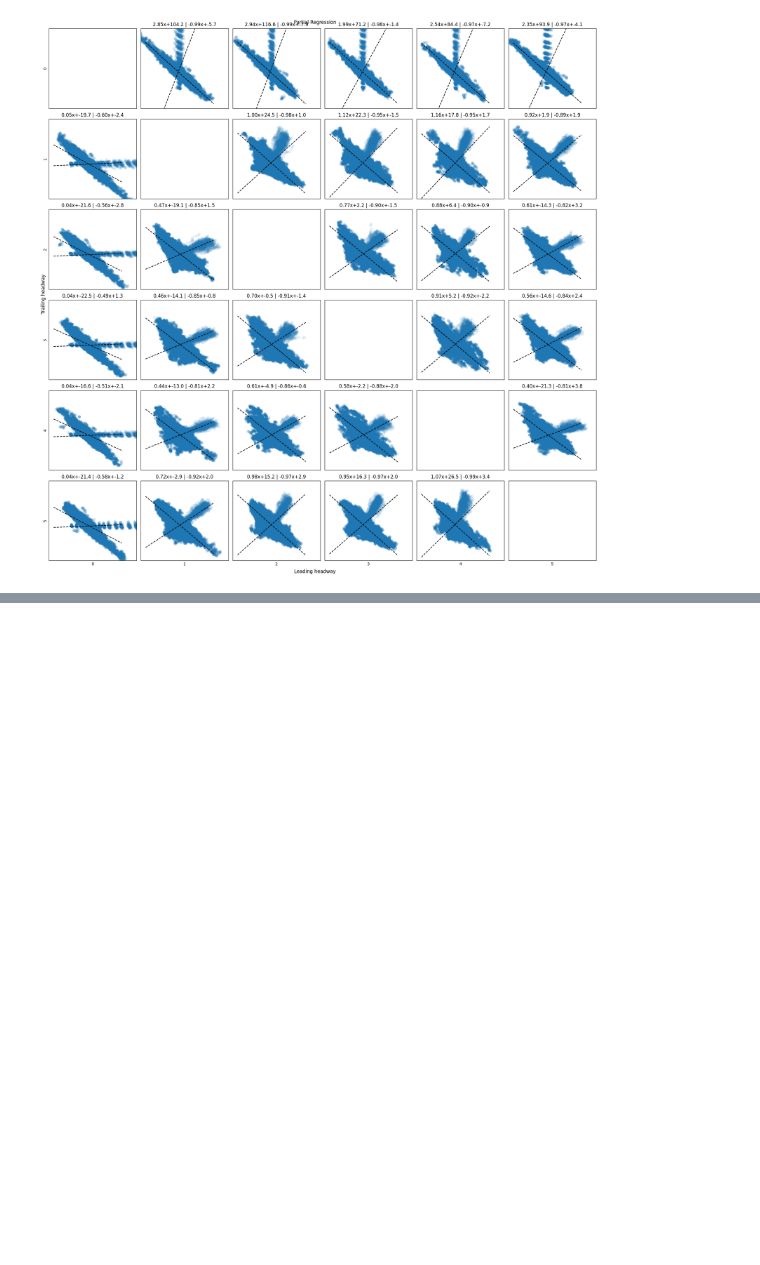
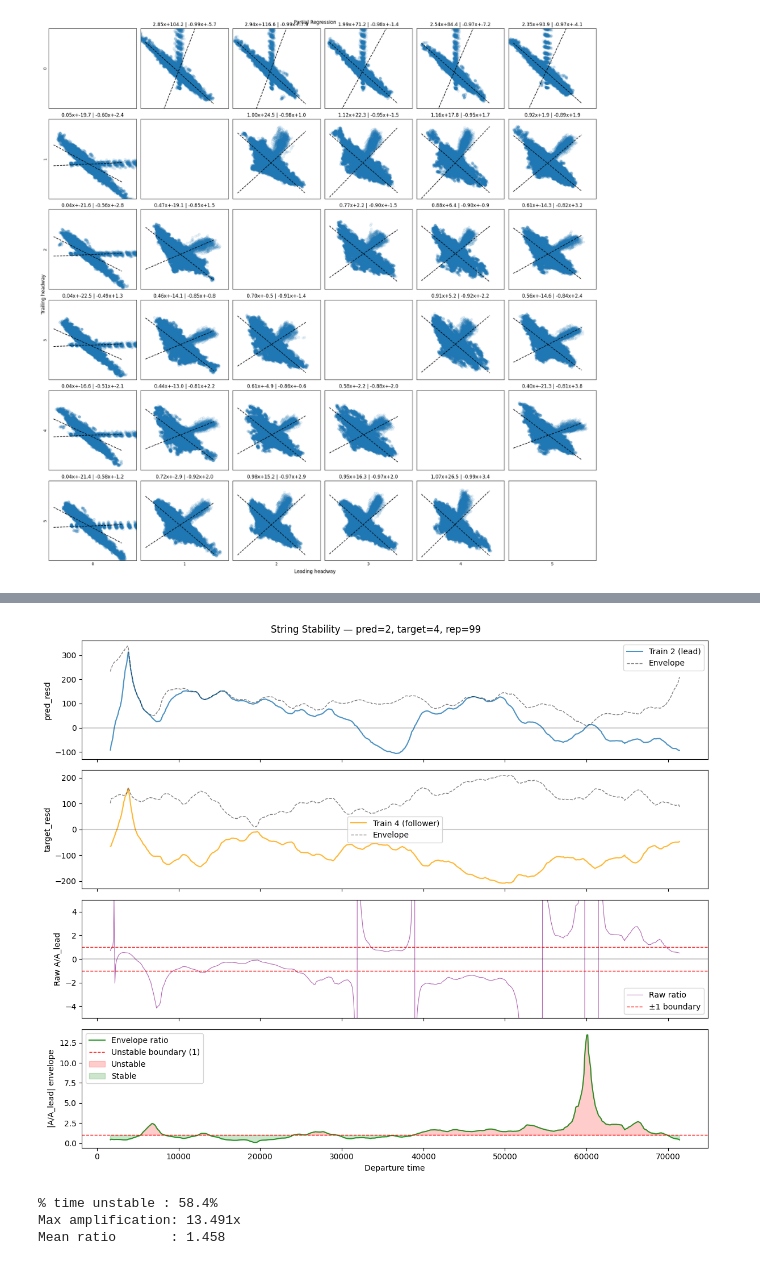
Before and after one commit to peppy-senpai/MBTA, a Jupyter notebook: part4_post_sim_analysis.ipynb, the cells around one changed output, grey strips where cells are left out. Cells and saved outputs as stored; diff of their text form; code cells hidden in the pictures; blank space fills up the shorter version.

```diff
--- a/part4_post_sim_analysis.ipynb
+++ b/part4_post_sim_analysis.ipynb
@@ -381,0 +378,68 @@ plt.show()
+# %%
+from scipy.signal import hilbert
+import matplotlib.pyplot as plt
+import numpy as np
+
+rep    = 99
+pred   = 2
+target = 4
+
+temp  = resd[(resd['pred']==pred) & (resd['target']==target) & (resd['rep']==rep)]
+clock = timetable[(timetable['train_id']==target) & (timetable['rep']==rep)]
+
+y_target = temp['target_resd'].ewm(span=20).mean()
+y_pred   = temp['pred_resd'].ewm(span=20).mean()
+x        = clock['departure'][:len(y_target)]
+
+# Hilbert envelope
+A_lead   = np.abs(hilbert(y_pred.values))
+A_follow = np.abs(hilbert(y_target.values))
+ratio    = A_follow / (A_lead + 1e-3)
+
+fig, axes = plt.subplots(4, 1, figsize=(12, 10), sharex=True)
+
+# Lead
+axes[0].plot(x, y_pred, alpha=0.8, label=f'Train {pred} (lead)')
+axes[0].plot(x, A_lead, 'k--', alpha=0.5, linewidth=1, label='Envelope')
+axes[0].axhline(y=0, color='k', linestyle='-', alpha=0.2)
+axes[0].set_ylabel("pred_resd")
+axes[0].legend()
+
+# Follower
+axes[1].plot(x, y_target, alpha=0.8, color='orange', label=f'Train {target} (follower)')
+axes[1].plot(x, A_follow, 'k--', alpha=0.5, linewidth=1, label='Envelope')
+axes[1].axhline(y=0, color='k', linestyle='-', alpha=0.2)
+axes[1].set_ylabel("target_resd")
+axes[1].legend()
+
+# Raw ratio
+raw_ratio = y_target / (y_pred + 1e-3)
+axes[2].plot(x, raw_ratio, alpha=0.6, color='purple', linewidth=0.8, label='Raw ratio')
+axes[2].axhline(y=1,  color='r', linestyle='--', linewidth=1, label='±1 boundary')
+axes[2].axhline(y=-1, color='r', linestyle='--', linewidth=1)
+axes[2].axhline(y=0,  color='k', linestyle='-',  alpha=0.2)
+axes[2].set_ylabel("Raw A/A_lead")
+axes[2].set_ylim(-5, 5)
+axes[2].legend()
+
+# Hilbert envelope ratio
+axes[3].plot(x, ratio, alpha=0.8, color='green', label='Envelope ratio')
+axes[3].axhline(y=1, color='r', linestyle='--', linewidth=1, label='Unstable boundary (1)')
+axes[3].fill_between(x, 1, ratio, where=(ratio > 1), color='red',   alpha=0.2, label='Unstable')
+axes[3].fill_between(x, 1, ratio, where=(ratio < 1), color='green', alpha=0.2, label='Stable')
+axes[3].set_ylabel("|A/A_lead| envelope")
+axes[3].set_xlabel("Departure time")
+axes[3].legend()
+
+plt.suptitle(f"String Stability — pred={pred}, target={target}, rep={rep}")
+plt.tight_layout()
+plt.show()
+
+print(f"% time unstable : {(ratio > 1).mean()*100:.1f}%")
+print(f"Max amplification: {ratio.max():.3f}x")
+print(f"Mean ratio       : {ratio.mean():.3f}")
+# %% [output]
+[figure, added]
+% time unstable : 58.4%
+Max amplification: 13.491x
+Mean ratio       : 1.458
```
Also changed, not shown: parts of 7 cells of this notebook, 2 other files.
